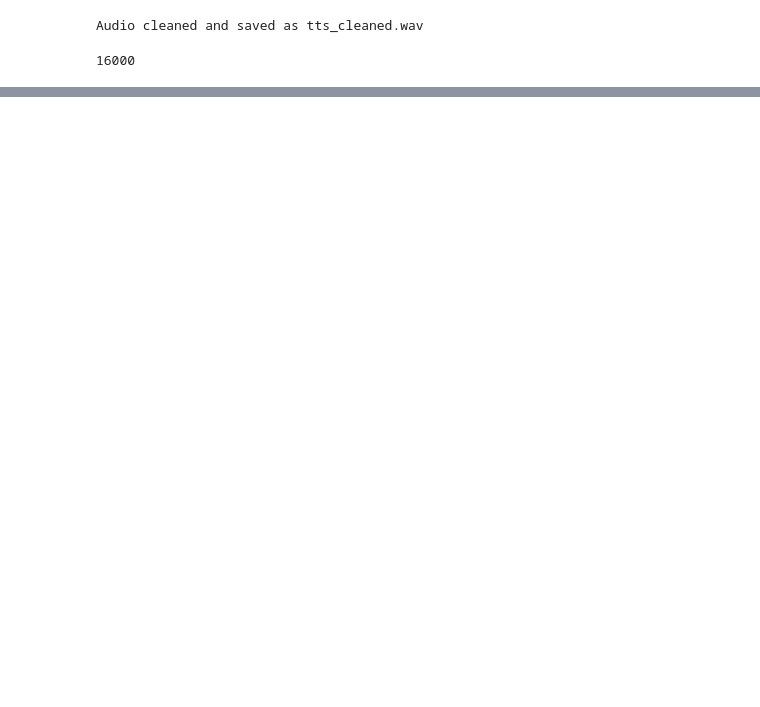
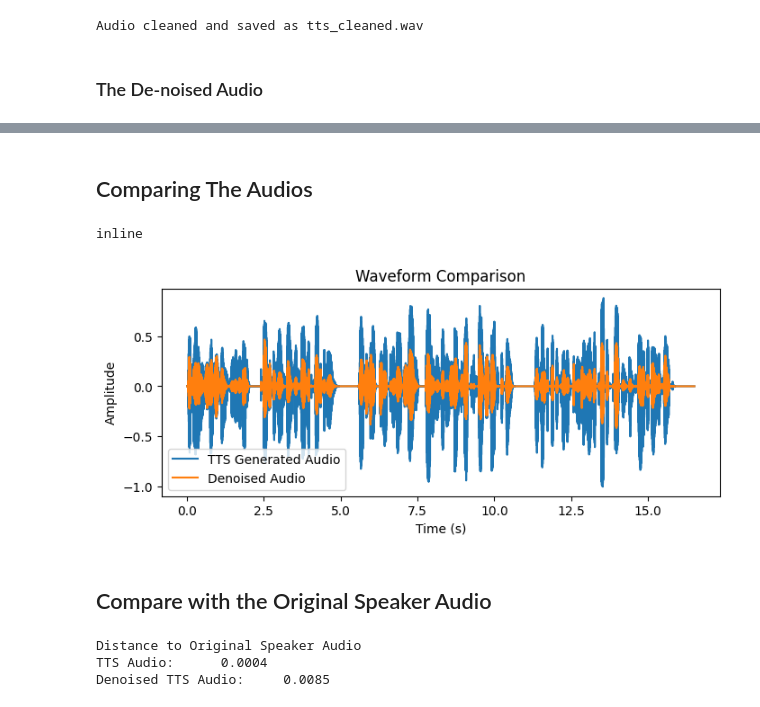
Before and after one commit to chlovec/e89vos, a Jupyter notebook: e89_final_proj_voice_synthesis.ipynb, the cells around one changed output, grey strips where cells are left out. Drawn from its saved outputs; the diff is of its cells as text; code cells hidden in the pictures; blank space fills up the shorter version.

```diff
--- a/e89_final_proj_voice_synthesis.ipynb
+++ b/e89_final_proj_voice_synthesis.ipynb
@@ -27,8 +74,10 @@ The morning sun streamed through the window, casting warm golden light across th
 # %%
-filename = os.path.join(out_dir, "xtts_v2.wav")
-speaker_wav = "./speakers/wavs/LJ001-0001.wav"
-tts = TTS("tts_models/multilingual/multi-dataset/your_tts")
-tts.tts_to_file(text=text, file_path=filename, language="en", speaker_wav=speaker_wav)
+out_file_name = "lj001_0001.wav"
+gen_tts_filename = os.path.join(out_dir, out_file_name)
+tts = TTS(model)
+tts.tts_to_file(
+    text=text, file_path=gen_tts_filename, language="en", speaker_wav=speaker_wav
+)
 # %% [output]
  > tts_models/multilingual/multi-dataset/your_tts is already downloaded.
  > Using model: vits
@@ -97,7 +139,8 @@ def denoise_file(input_path, output_path):
 # %%
-denoised_file_path = "./denoised/morning_sun.wav"
-denoise_file(filename, denoised_file_path)
+denoised_filename = "./denoised/lj001_0001.wav"
+denoise_file(gen_tts_filename, denoised_filename)
 # %% [output]
 Audio cleaned and saved as tts_cleaned.wav
-16000
+# %% [markdown]
+### The De-noised Audio
 # %%
@@ -105,2 +148,36 @@ Audio(denoised_file_path)
 # %% [output]
 [interactive output not drawn]
+# %% [markdown]
+## Comparing The Audios
+# %%
+def plot_waveforms(tts_audio_path, denoised_audio_path):
+    y1, sr1 = sf.read(tts_audio_path)
+    y2, sr2 = sf.read(denoised_audio_path)
+
+    # Convert to mono if stereo
+    if y1.ndim > 1:
+        y1 = y1.mean(axis=1)
+    if y2.ndim > 1:
+        y2 = y2.mean(axis=1)
+
+    # Align length
+    min_len = min(len(y1), len(y2))
+    y1, y2 = y1[:min_len], y2[:min_len]
+
+    t = np.linspace(0, min_len / sr1, min_len)
+
+    plt.figure(figsize=(8, 3))
+    plt.plot(t, y1, label="TTS Generated Audio")
+    plt.plot(t, y2, label="Denoised Audio")
+    plt.xlabel("Time (s)")
+    plt.ylabel("Amplitude")
+    plt.title("Waveform Comparison")
+    plt.legend()
+    plt.show()
+# %%
+plot_waveforms(gen_tts_filename, denoised_filename)
+# %% [output]
+inline
+[figure, added]
+# %% [markdown]
+## Compare with the Original Speaker Audio
@@ -106,0 +211,15 @@ Audio(denoised_file_path)
+# %%
+ref = extract_features(speaker_wav)
+cand_a = extract_features(gen_tts_filename)
+cand_b = extract_features(denoised_filename)
+
+dist_a = cosine_distances([ref], [cand_a])[0][0]
+dist_b = cosine_distances([ref], [cand_b])[0][0]
+
+print("Distance to Original Speaker Audio")
+print(f"TTS Audio: \t{dist_a:.4f}")
+print(f"Denoised TTS Audio: \t{dist_b:.4f}")
+# %% [output]
+Distance to Original Speaker Audio
+TTS Audio:      0.0004
+Denoised TTS Audio:     0.0085
```
Also changed, not shown: parts of 20 cells of this notebook.
